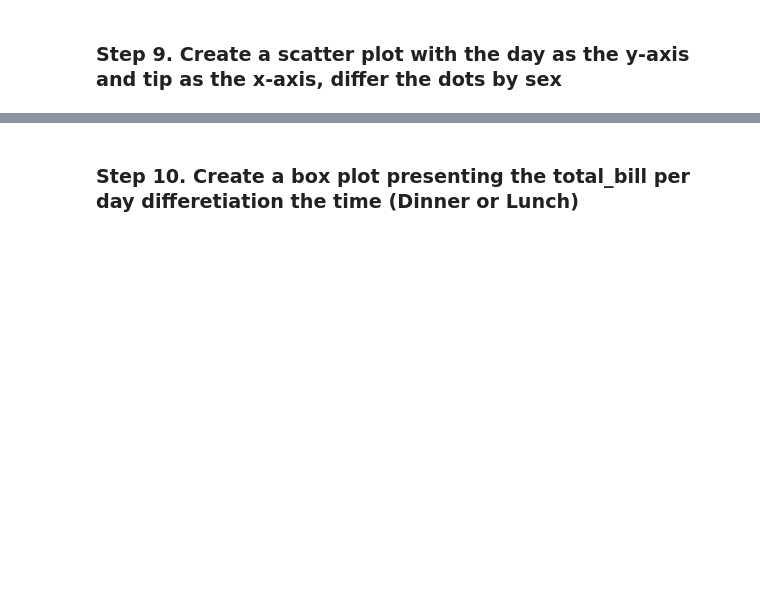
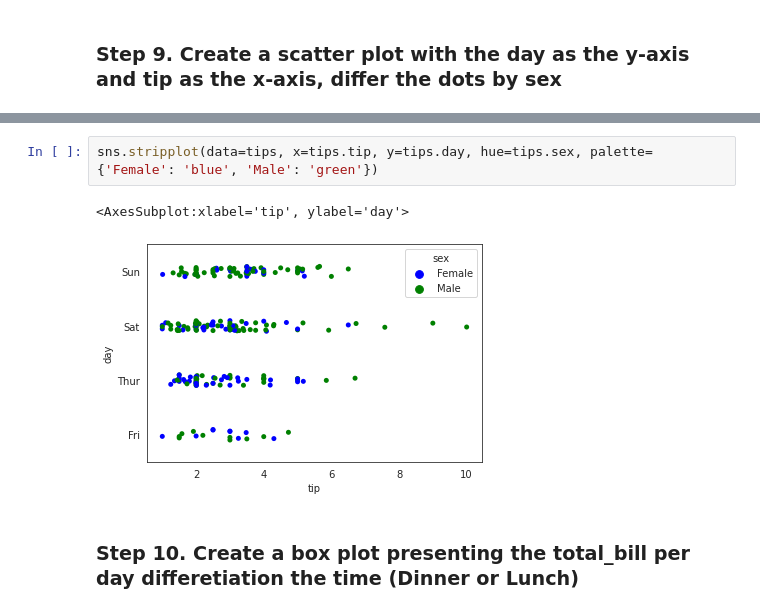
Before and after one commit to JoseKuru/bootcamp, a Jupyter notebook: week5_EDA_scraping_eda_summary/day4_correlation_matrix_outliers_rare/exercises_visualization/Tips_viz.ipynb, the cells around one changed output, grey strips where cells are left out. Saved outputs shown, nothing was run; the diff lists cells and outputs as text; blank space fills up the shorter version.

```diff
--- a/week5_EDA_scraping_eda_summary/day4_correlation_matrix_outliers_rare/exercises_visualization/Tips_viz.ipynb
+++ b/week5_EDA_scraping_eda_summary/day4_correlation_matrix_outliers_rare/exercises_visualization/Tips_viz.ipynb
@@ -77,2 +74,7 @@ sns.scatterplot(x=Tips[], y=Tips[])
+# %%
+sns.stripplot(data=tips, x=tips.tip, y=tips.day, hue=tips.sex, palette={'Female': 'blue', 'Male': 'green'})
+# %% [output]
+<AxesSubplot:xlabel='tip', ylabel='day'>
+[figure, added]
 # %% [markdown]
 ### Step 10.  Create a box plot presenting the total_bill per day differetiation the time (Dinner or Lunch)
```
Also changed, not shown: parts of 17 cells of this notebook, 35 other files.
